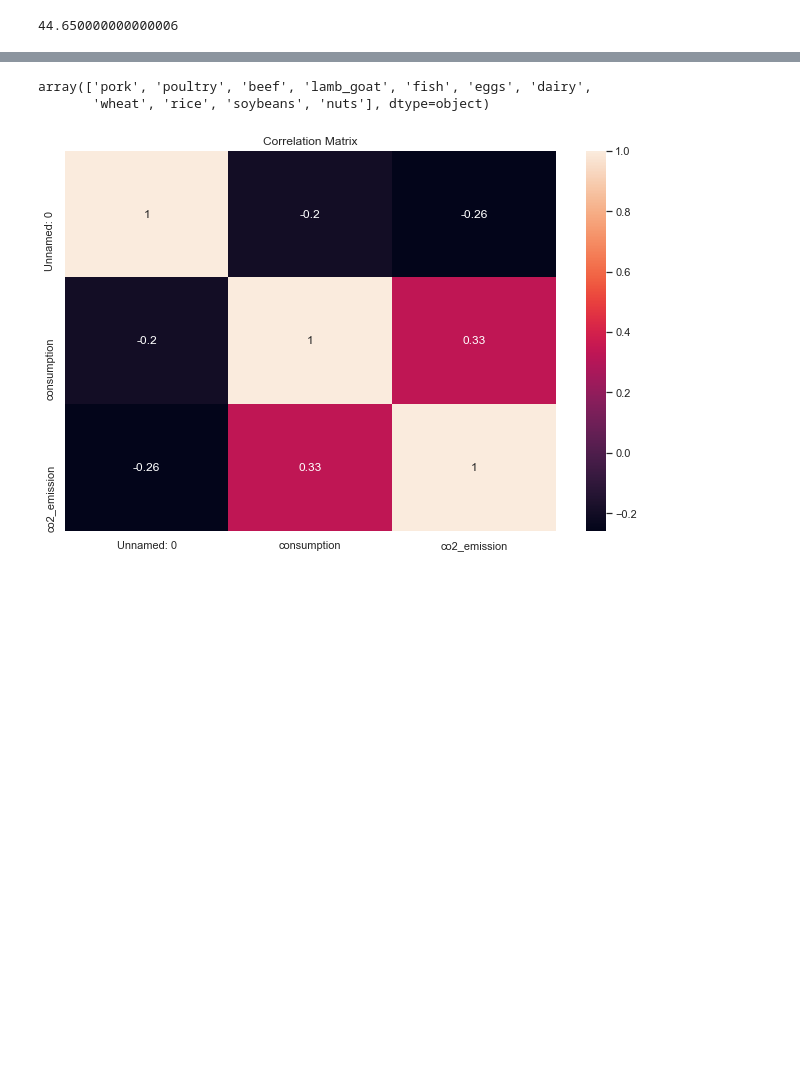
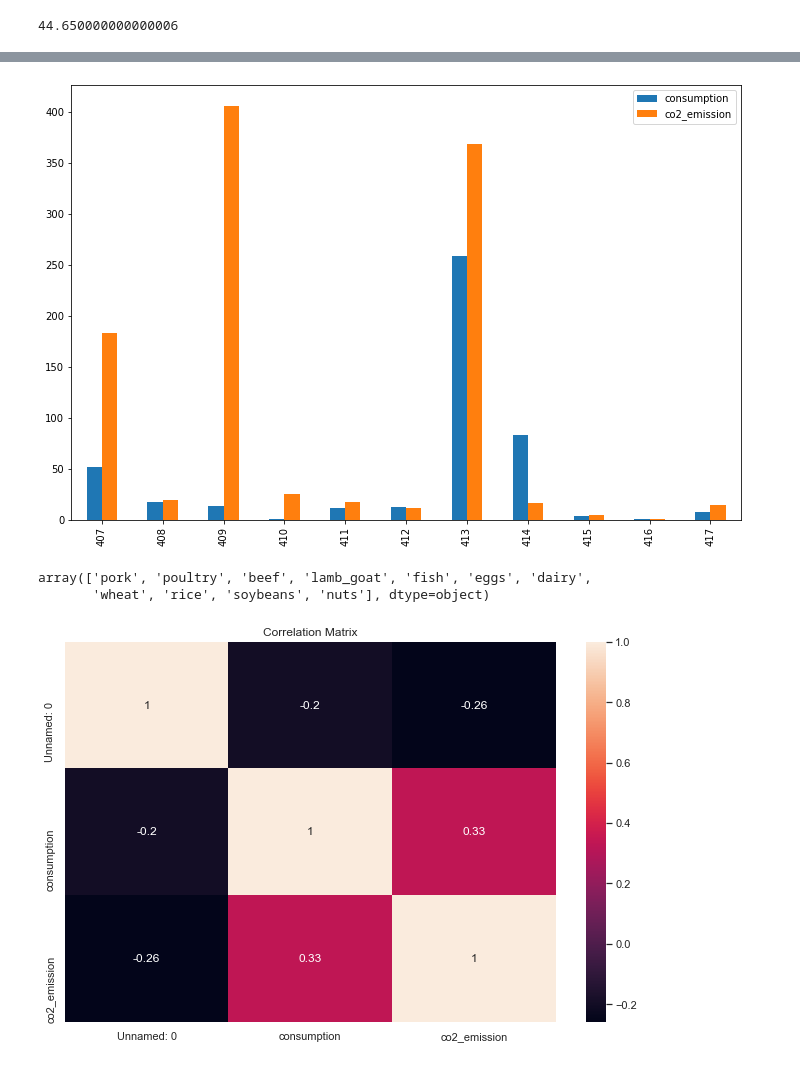
Before and after one commit to tanersoner/Generic_Projects, a Jupyter notebook: Food_Consumption.ipynb, the cells around one changed output, grey strips where cells are left out. Drawn from its saved outputs; the diff is of its cells as text; code cells hidden in the pictures; blank space fills up the shorter version.

```diff
--- a/Food_Consumption.ipynb
+++ b/Food_Consumption.ipynb
@@ -85,3 +168,7 @@ print(np.mean(usa_food_consumption['consumption']))
+# %%
+germany_food_consumption.plot(kind='bar');
+# %% [output]
+[figure, added]
 # %%
 # Finding Unique value for food category
 unique_value = df['food_category'].unique()
```
Also changed, not shown: parts of 15 cells of this notebook.
